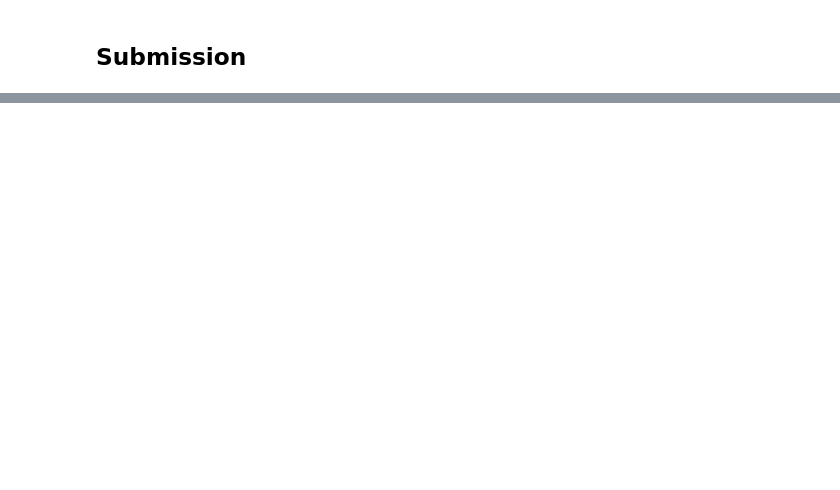
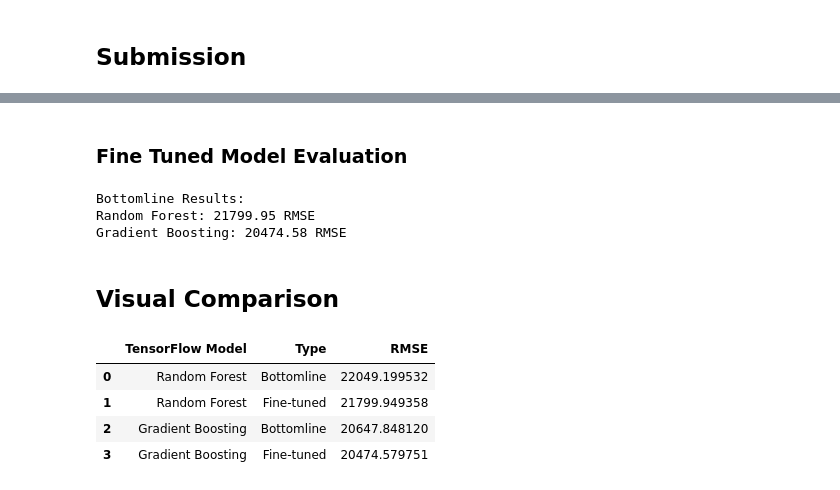
Before and after one commit to fahim-ysr/house-sales-price-prediction, a Jupyter notebook: house-prices-prediction-using-tfdf.ipynb, the cells around one changed output, grey strips where cells are left out. Saved outputs shown, nothing was run; the diff lists cells and outputs as text; code cells hidden in the pictures; blank space fills up the shorter version.

Commit message:
Trained and Evaluated TensorFlow RandomForest and Gradient Boosting bottomline and fine-tuned models

```diff
--- a/house-prices-prediction-using-tfdf.ipynb
+++ b/house-prices-prediction-using-tfdf.ipynb
@@ -867,0 +1083,16 @@ Best model used: XGBRegressor(base_score=None, booster=None, callbacks=None,
+# %%
+# Fine Tuned Gradient Boosting Model
+
+gb_tunedtf = tfdf.keras.GradientBoostedTreesModel(task=tfdf.keras.Task.REGRESSION, num_trees=1_000, max_depth=8, shrinkage=0.05, subsample=0.7)
+
+# Training the fine tuned model
+
+gb_tunedtf.fit(ds_train)
+
+# Producing prediction
+
+gb_tunedtf_pred = np.squeeze(gb_tunedtf.predict(ds_val))
+
+# Calculating RMSE
+
+gb_tunedtf_rmse = np.sqrt(mean_squared_error(y_true, gb_tunedtf_pred))
@@ -867,0 +1146,42 @@ Best model used: XGBRegressor(base_score=None, booster=None, callbacks=None,
+# %% [markdown]
+### Fine Tuned Model Evaluation
+# %%
+tuned_models_tf = {
+    'Random Forest': rf_tunedtf_rmse,
+    'Gradient Boosting': gb_tunedtf_rmse
+}
+
+print("Bottomline Results:")
+for model, score in tuned_models_tf.items():
+    print(f"{model}: {score:.2f} RMSE")
+# %% [output]
+Bottomline Results:
+Random Forest: 21799.95 RMSE
+Gradient Boosting: 20474.58 RMSE
+# %% [markdown]
+## Visual Comparison
+# %%
+comparison_data = []
+
+for model in ['Random Forest', 'Gradient Boosting']:
+    comparison_data.append({
+        'TensorFlow Model': model,
+        'Type': 'Bottomline',
+        'RMSE': bottomline_models_tf[model]
+    })
+    comparison_data.append({
+        'TensorFlow Model': model,
+        'Type': 'Fine-tuned',
+        'RMSE': tuned_models_tf[model]
+    })
+
+# Creating a comparison dataframe
+comparison_df = pd.DataFrame(comparison_data)
+# %%
+comparison_df
+# %% [output]
+|  | TensorFlow Model | Type | RMSE |
+| 0 | Random Forest | Bottomline | 22049.199532 |
+| 1 | Random Forest | Fine-tuned | 21799.949358 |
+| 2 | Gradient Boosting | Bottomline | 20647.848120 |
+| 3 | Gradient Boosting | Fine-tuned | 20474.579751 |
```
Also changed, not shown: parts of 29 cells of this notebook.
